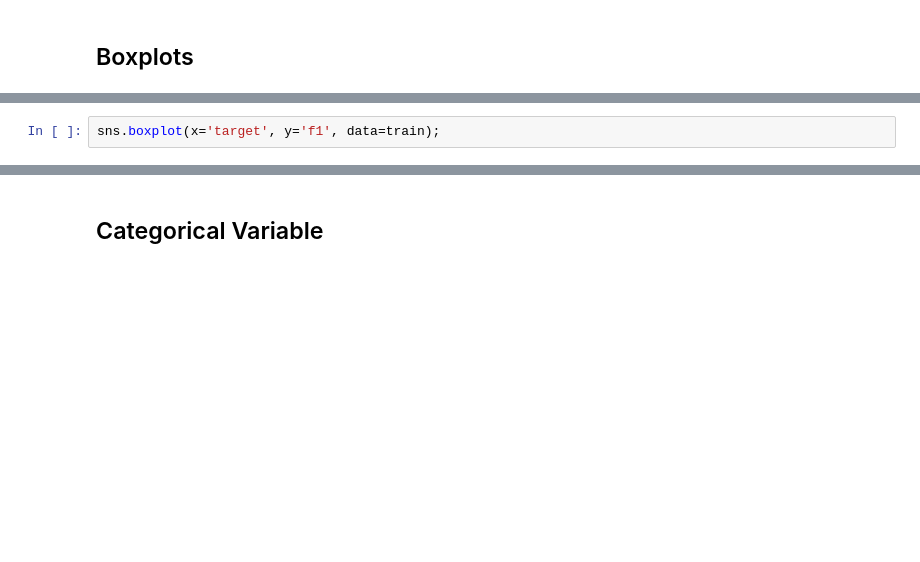
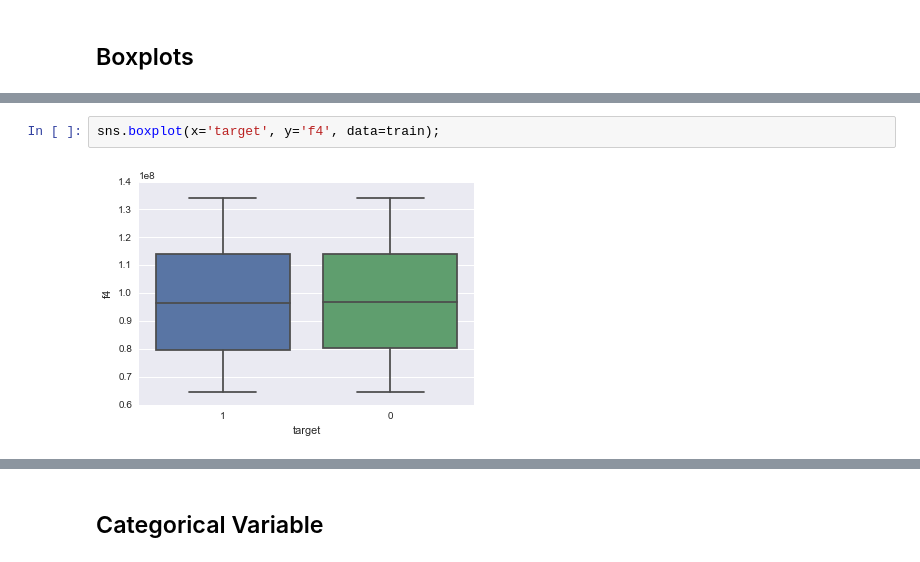
Before and after one commit to numb3r33/numer.ai, a Jupyter notebook: notebooks/Numer.ai - Exploratory Data Analysis.ipynb, the cells around one changed output, grey strips where cells are left out. Drawn from its saved outputs; the diff is of its cells as text; blank space fills up the shorter version.

```diff
--- a/notebooks/Numer.ai - Exploratory Data Analysis.ipynb
+++ b/notebooks/Numer.ai - Exploratory Data Analysis.ipynb
@@ -217,2 +224,4 @@ sns.boxplot(x='target', y='f1', data=train);
 # %%
-sns.boxplot(x='target', y='f1', data=train);
+sns.boxplot(x='target', y='f4', data=train);
+# %% [output]
+[figure, added]
```
Also changed, not shown: parts of 19 cells of this notebook.
